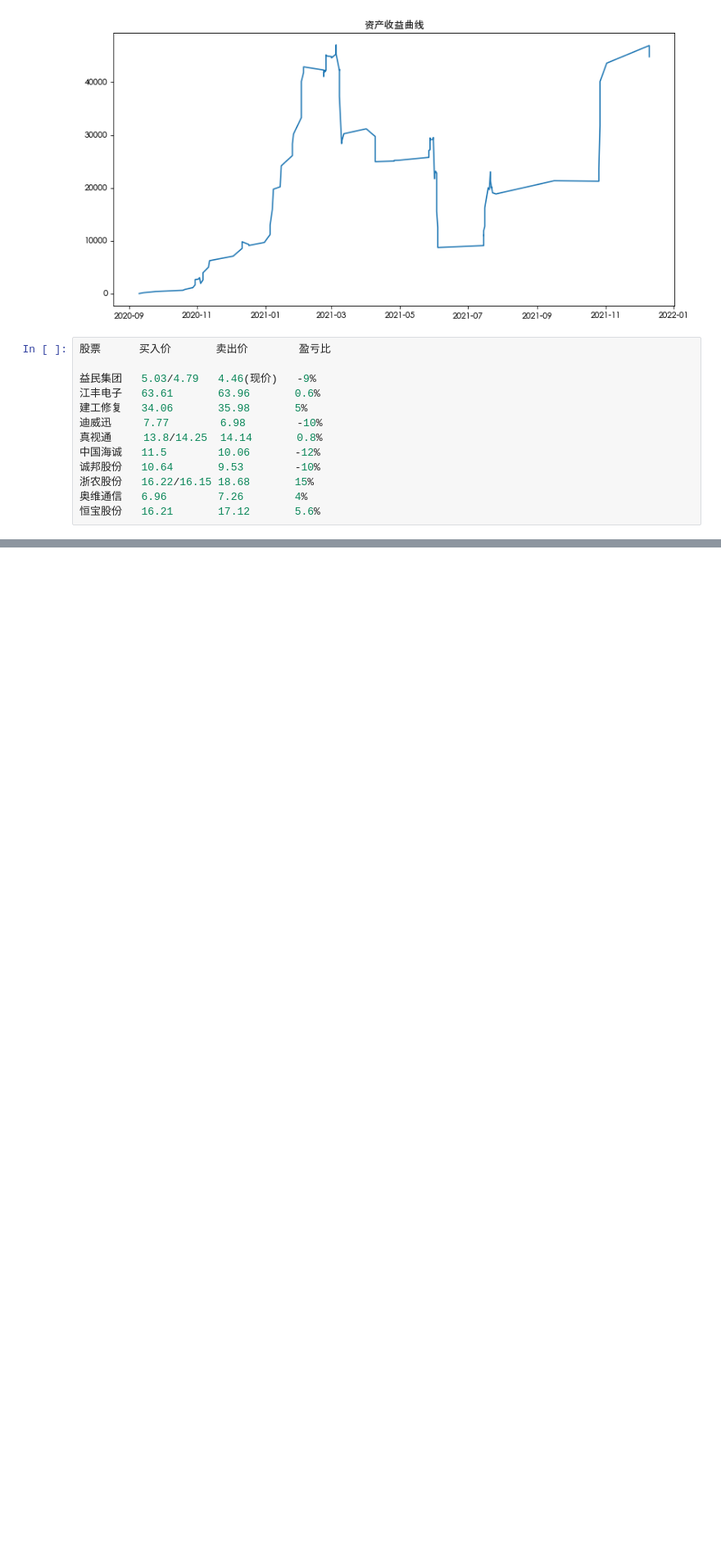
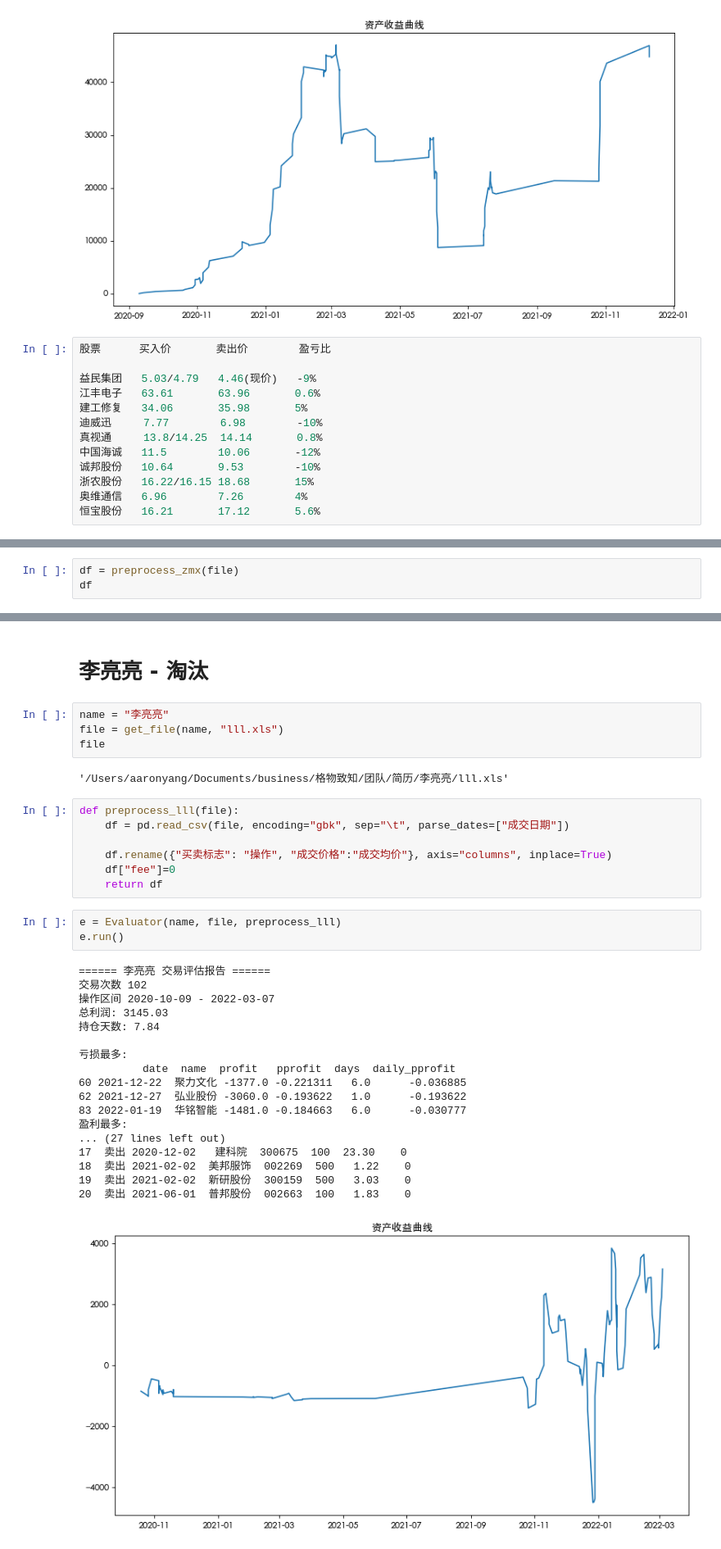
Before and after one commit to zillionare/alpha, a Jupyter notebook: alpha/notebook/交易员评估.ipynb, the cells around one changed output, grey strips where cells are left out. Shown at 82% size. Drawn from its saved outputs; the diff is of its cells as text; blank space fills up the shorter version.

```diff
--- a/alpha/notebook/交易员评估.ipynb
+++ b/alpha/notebook/交易员评估.ipynb
@@ -756,0 +806,3 @@ e.run()
+# %%
+df = preprocess_zmx(file)
+df
@@ -756,0 +823,37 @@ e.run()
+# %% [markdown]
+# 李亮亮 - 淘汰
+# %%
+name = "李亮亮"
+file = get_file(name, "lll.xls")
+file
+# %% [output]
+'/Users/aaronyang/Documents/business/格物致知/团队/简历/李亮亮/lll.xls'
+# %%
+def preprocess_lll(file):
+    df = pd.read_csv(file, encoding="gbk", sep="\t", parse_dates=["成交日期"])
+
+    df.rename({"买卖标志": "操作", "成交价格":"成交均价"}, axis="columns", inplace=True)
+    df["fee"]=0
+    return df
+# %%
+e = Evaluator(name, file, preprocess_lll)
+e.run()
+# %% [output]
+====== 李亮亮 交易评估报告 ======
+交易次数 102
+操作区间 2020-10-09 - 2022-03-07
+总利润: 3145.03
+持仓天数: 7.84
+
+亏损最多:
+          date  name  profit   pprofit  days  daily_pprofit
+60 2021-12-22  聚力文化 -1377.0 -0.221311   6.0      -0.036885
+62 2021-12-27  弘业股份 -3060.0 -0.193622   1.0      -0.193622
+83 2022-01-19  华铭智能 -1481.0 -0.184663   6.0      -0.030777
+盈利最多:
+... (27 lines left out)
+17  卖出 2020-12-02   建科院  300675  100  23.30    0
+18  卖出 2021-02-02  美邦服饰  002269  500   1.22    0
+19  卖出 2021-02-02  新研股份  300159  500   3.03    0
+20  卖出 2021-06-01  普邦股份  002663  100   1.83    0
+[figure, added]
```
Also changed, not shown: parts of 7 cells of this notebook, 20 other files.
